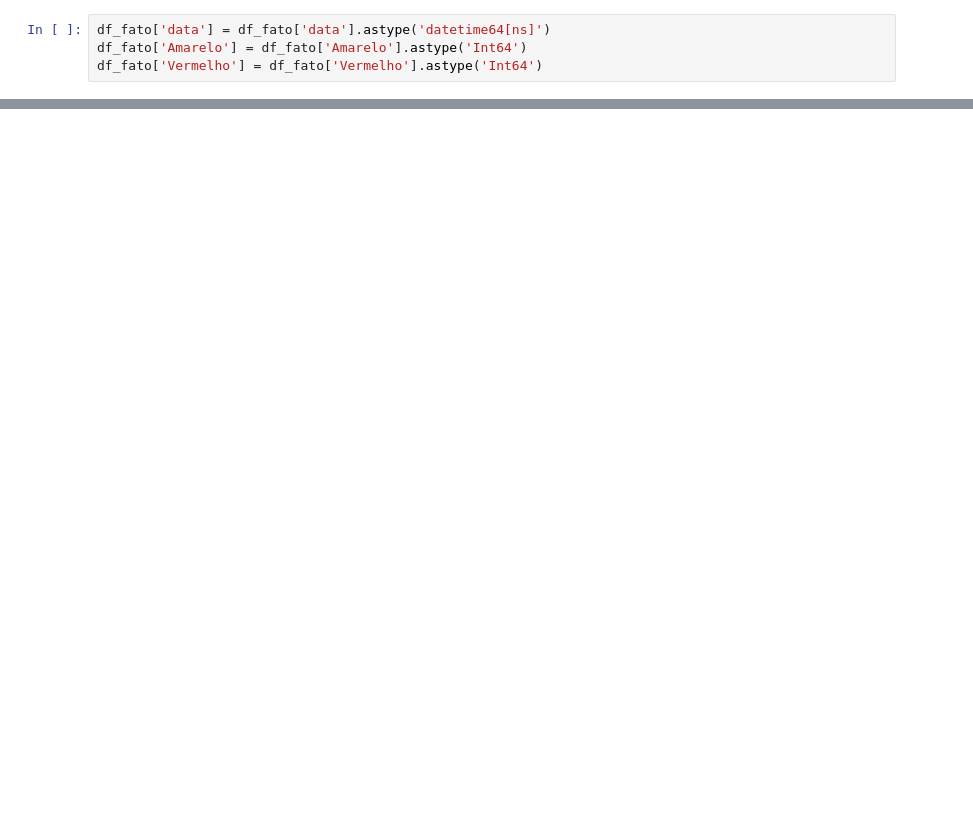
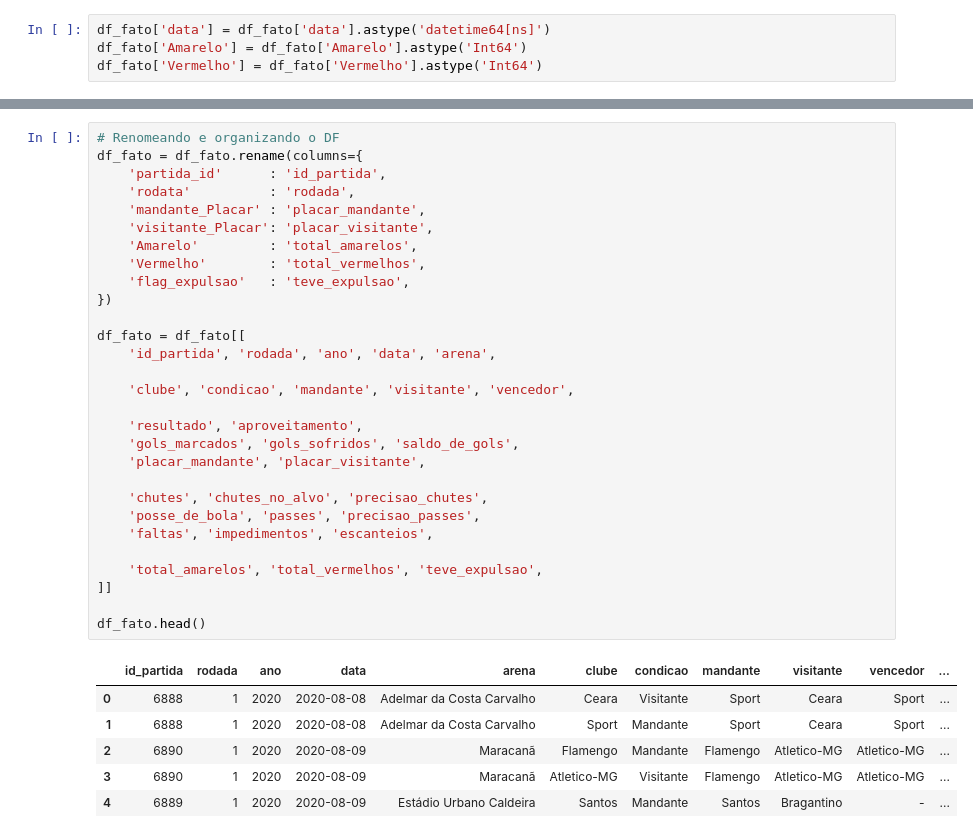
Before and after one commit to Cutieri/Analise_Brasileir-o, a Jupyter notebook: notebooks/EDA.ipynb, the cells around one changed output, grey strips where cells are left out. Cells and saved outputs as stored; diff of their text form; blank space fills up the shorter version.

```diff
--- a/notebooks/EDA.ipynb
+++ b/notebooks/EDA.ipynb
@@ -166,0 +192,36 @@ df
+# %%
+# Renomeando e organizando o DF
+df_fato = df_fato.rename(columns={
+    'partida_id'      : 'id_partida',
+    'rodata'          : 'rodada',
+    'mandante_Placar' : 'placar_mandante',
+    'visitante_Placar': 'placar_visitante',
+    'Amarelo'         : 'total_amarelos',
+    'Vermelho'        : 'total_vermelhos',
+    'flag_expulsao'   : 'teve_expulsao',
+})
+
+df_fato = df_fato[[
+    'id_partida', 'rodada', 'ano', 'data', 'arena',
+
+    'clube', 'condicao', 'mandante', 'visitante', 'vencedor',
+
+    'resultado', 'aproveitamento',
+    'gols_marcados', 'gols_sofridos', 'saldo_de_gols',
+    'placar_mandante', 'placar_visitante',
+
+    'chutes', 'chutes_no_alvo', 'precisao_chutes',
+    'posse_de_bola', 'passes', 'precisao_passes',
+    'faltas', 'impedimentos', 'escanteios',
+
+    'total_amarelos', 'total_vermelhos', 'teve_expulsao',
+]]
+
+df_fato.head()
+# %% [output]
+|  | id_partida | rodada | ano | data | arena | clube | condicao | mandante | visitante | vencedor | ... |
+| 0 | 6888 | 1 | 2020 | 2020-08-08 | Adelmar da Costa Carvalho | Ceara | Visitante | Sport | Ceara | Sport | ... |
+| 1 | 6888 | 1 | 2020 | 2020-08-08 | Adelmar da Costa Carvalho | Sport | Mandante | Sport | Ceara | Sport | ... |
+| 2 | 6890 | 1 | 2020 | 2020-08-09 | Maracanã | Flamengo | Mandante | Flamengo | Atletico-MG | Atletico-MG | ... |
+| 3 | 6890 | 1 | 2020 | 2020-08-09 | Maracanã | Atletico-MG | Visitante | Flamengo | Atletico-MG | Atletico-MG | ... |
+| 4 | 6889 | 1 | 2020 | 2020-08-09 | Estádio Urbano Caldeira | Santos | Mandante | Santos | Bragantino | - | ... |
```
Also changed, not shown: parts of 8 cells of this notebook, 4 other files.
